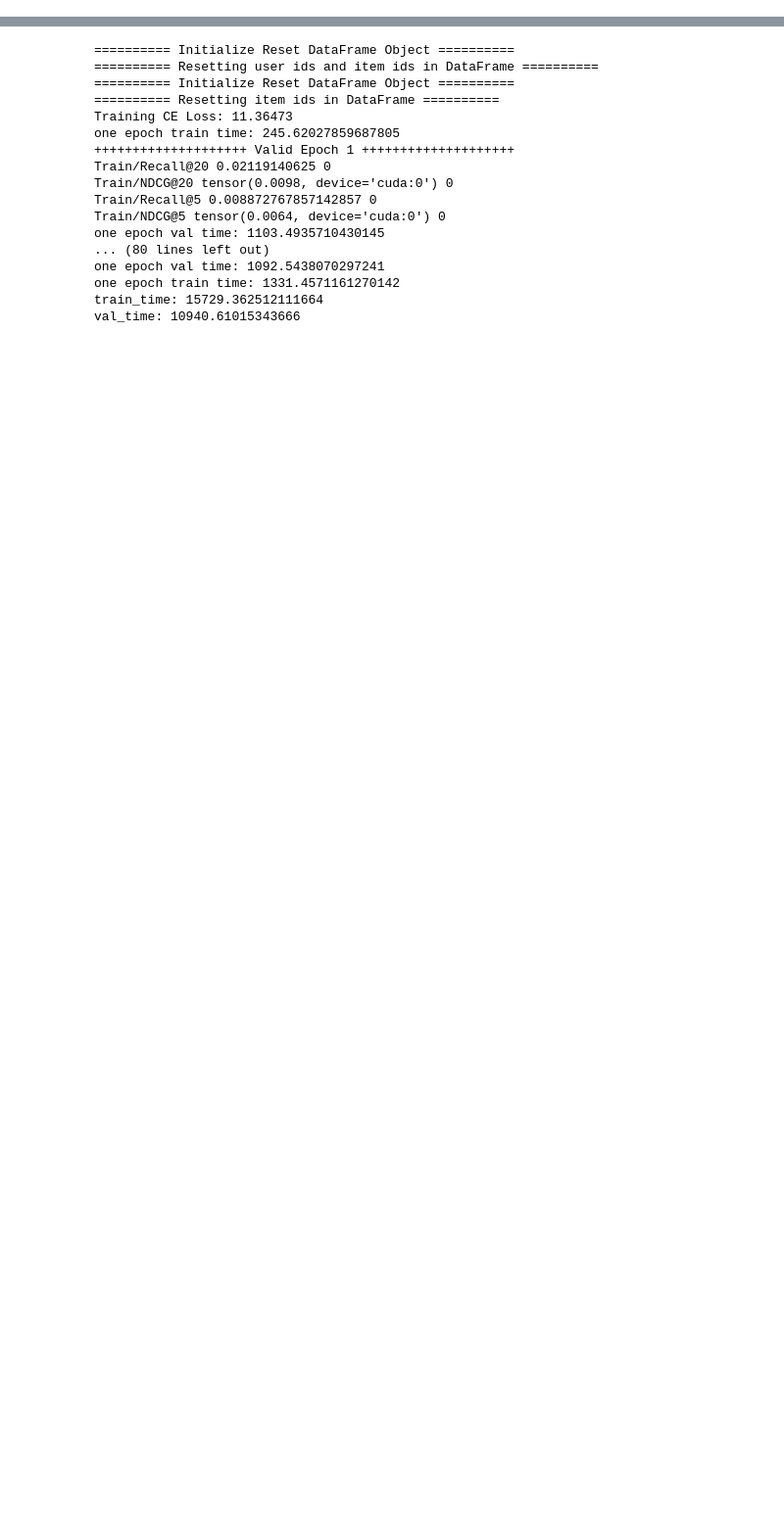
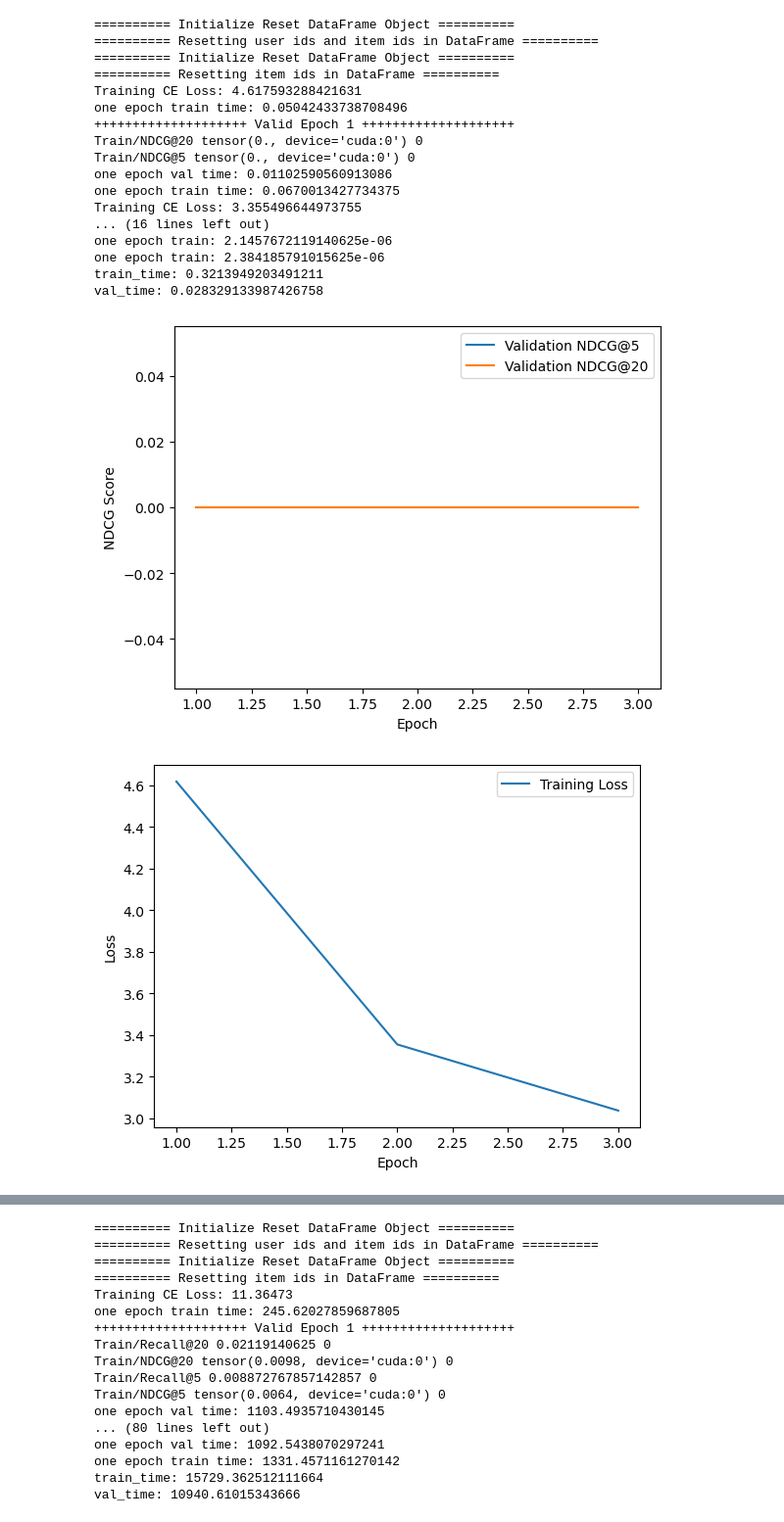
Before and after one commit to debi2023-group7/Cold-start-Recommendation-System, a Jupyter notebook: main_peter.ipynb, the cells around one changed output, grey strips where cells are left out. Shown: that part at 98% size. Drawn from its saved outputs; the diff is of its cells as text; code cells hidden in the pictures; blank space fills up the shorter version.

```diff
--- a/main_peter.ipynb
+++ b/main_peter.ipynb
@@ -211,0 +421,31 @@ sample_data = take_sample(source_path)
+# %%
+args.target_path = 'Tenrec/cold_data_1.csv'
+
+
+# Define the paths to the target and source data files
+args.source_path = 'Tenrec/sbr_data_1M.csv'
+
+train_loader, val_loader, test_loader = process_dataV2(args)
+
+model = Peter4Coldstart(args)
+train( model, train_loader, val_loader, writer, args)
+# %% [output]
+========== Initialize Reset DataFrame Object ==========
+========== Resetting user ids and item ids in DataFrame ==========
+========== Initialize Reset DataFrame Object ==========
+========== Resetting item ids in DataFrame ==========
+Training CE Loss: 4.617593288421631
+one epoch train time: 0.05042433738708496
+++++++++++++++++++++ Valid Epoch 1 ++++++++++++++++++++
+Train/NDCG@20 tensor(0., device='cuda:0') 0
+Train/NDCG@5 tensor(0., device='cuda:0') 0
+one epoch val time: 0.01102590560913086
+one epoch train time: 0.0670013427734375
+Training CE Loss: 3.355496644973755
+... (16 lines left out)
+one epoch train: 2.1457672119140625e-06
+one epoch train: 2.384185791015625e-06
+train_time: 0.3213949203491211
+val_time: 0.028329133987426758
+[figure, added]
+[figure, added]
```
Also changed, not shown: parts of 68 cells of this notebook.
